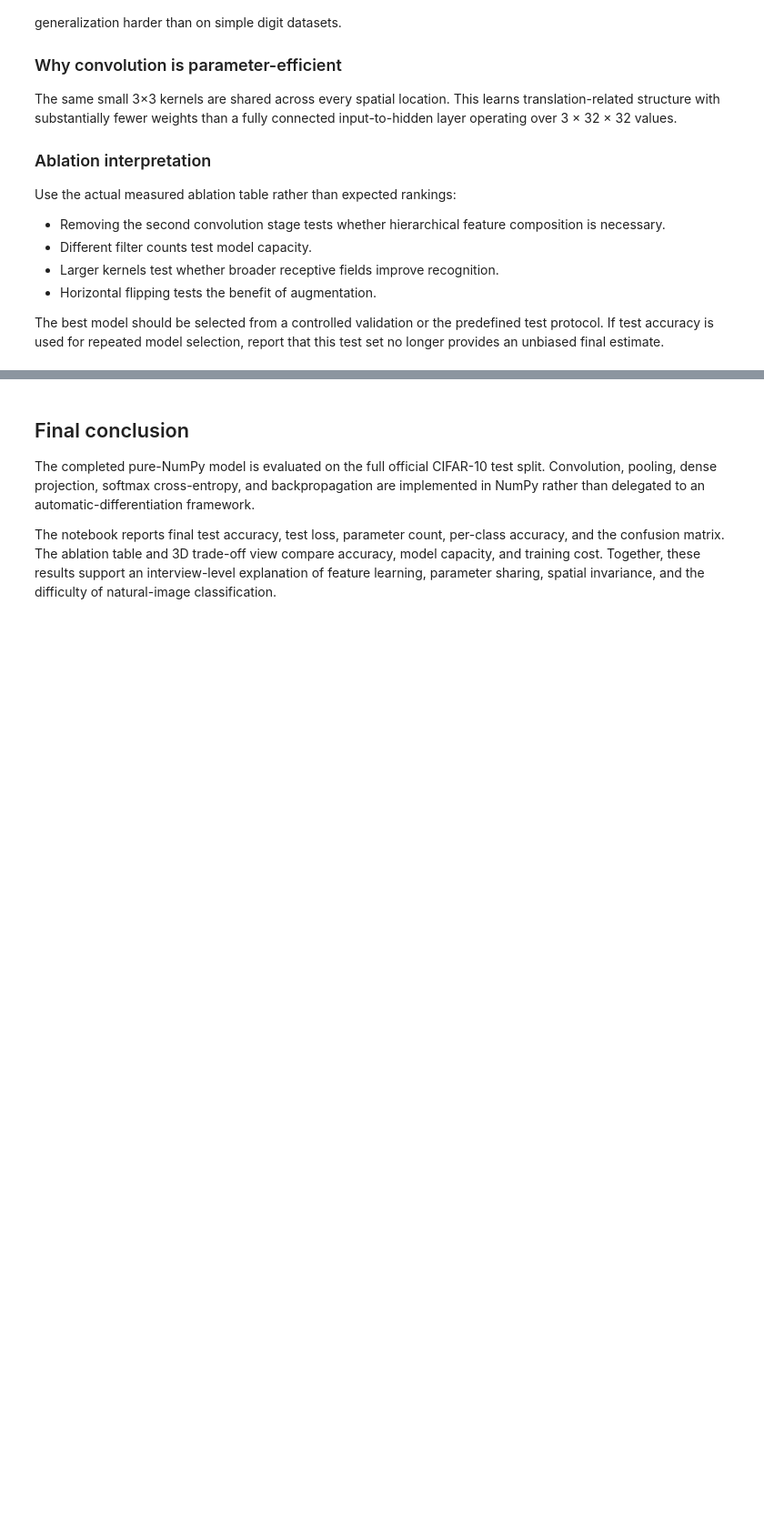
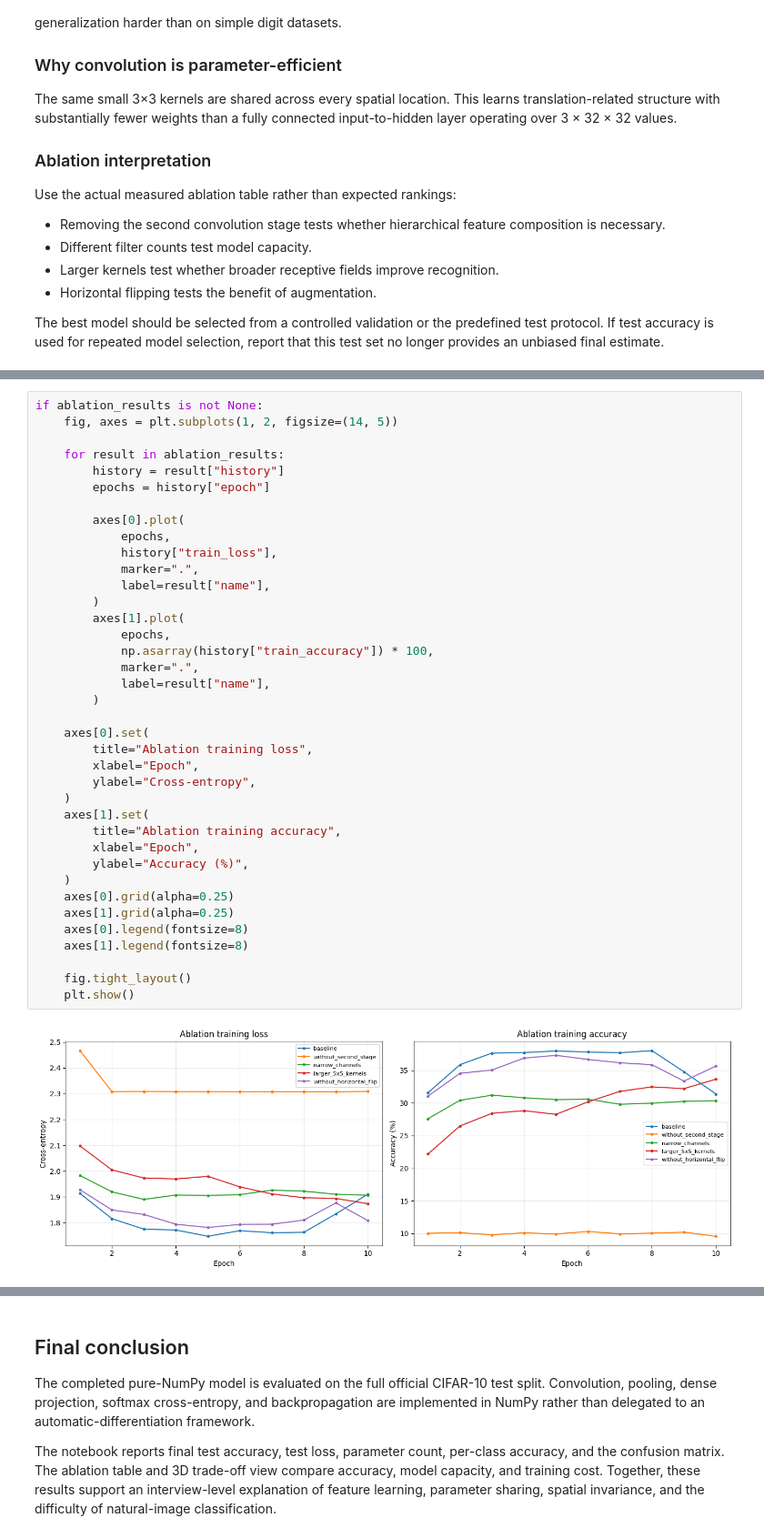
Before and after one commit to ArshiBansal/visual-feature-learning, a Jupyter notebook: notebooks/06_results_and_reflection.ipynb, the cells around one changed output, grey strips where cells are left out. Shown at 91% size. Cells and saved outputs as stored; diff of their text form; blank space fills up the shorter version.

Commit message:
updated results notebook

```diff
--- a/notebooks/06_results_and_reflection.ipynb
+++ b/notebooks/06_results_and_reflection.ipynb
@@ -448,0 +611,40 @@ Saved: C:\Users\hp\Documents\GitHub\visual-feature-learning\outputs\final_analys
+# %%
+if ablation_results is not None:
+    fig, axes = plt.subplots(1, 2, figsize=(14, 5))
+
+    for result in ablation_results:
+        history = result["history"]
+        epochs = history["epoch"]
+
+        axes[0].plot(
+            epochs,
+            history["train_loss"],
+            marker=".",
+            label=result["name"],
+        )
+        axes[1].plot(
+            epochs,
+            np.asarray(history["train_accuracy"]) * 100,
+            marker=".",
+            label=result["name"],
+        )
+
+    axes[0].set(
+        title="Ablation training loss",
+        xlabel="Epoch",
+        ylabel="Cross-entropy",
+    )
+    axes[1].set(
+        title="Ablation training accuracy",
+        xlabel="Epoch",
+        ylabel="Accuracy (%)",
+    )
+    axes[0].grid(alpha=0.25)
+    axes[1].grid(alpha=0.25)
+    axes[0].legend(fontsize=8)
+    axes[1].legend(fontsize=8)
+
+    fig.tight_layout()
+    plt.show()
+# %% [output]
+[figure, added]
```
Also changed, not shown: parts of 20 cells of this notebook.
